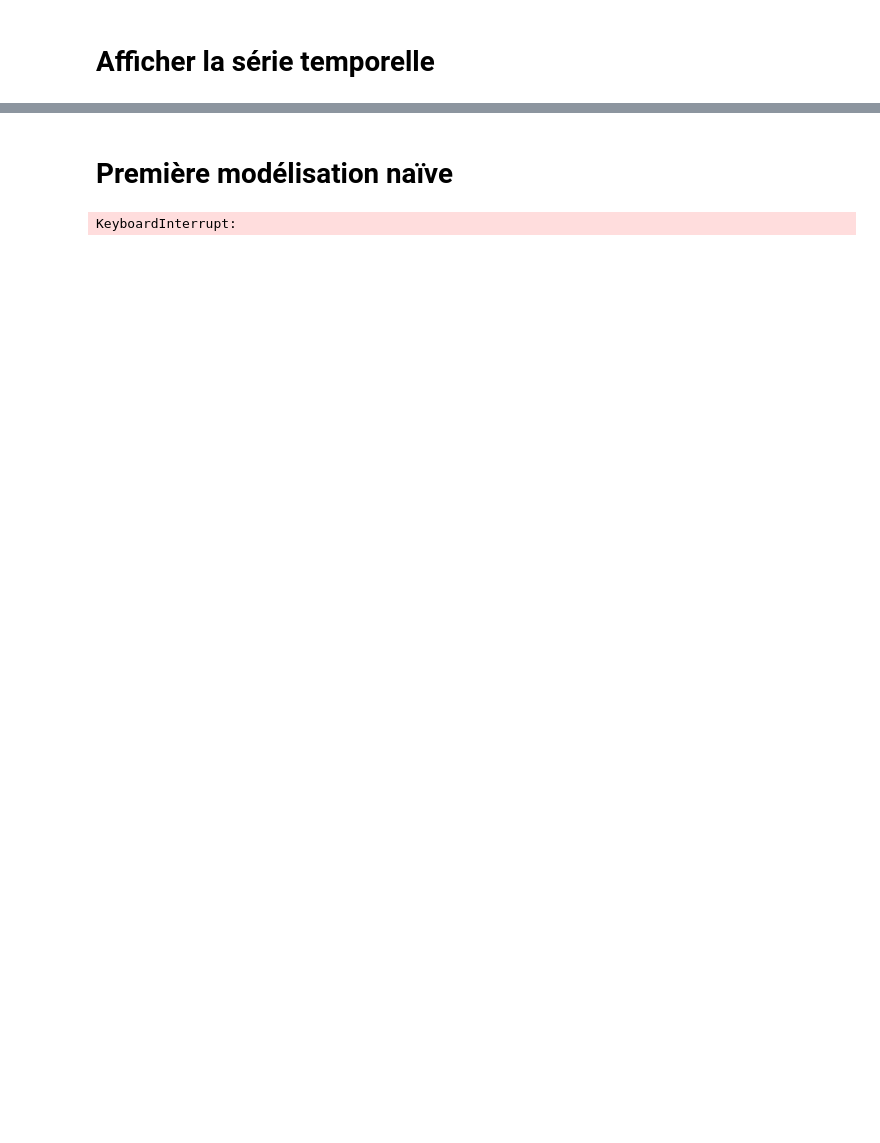
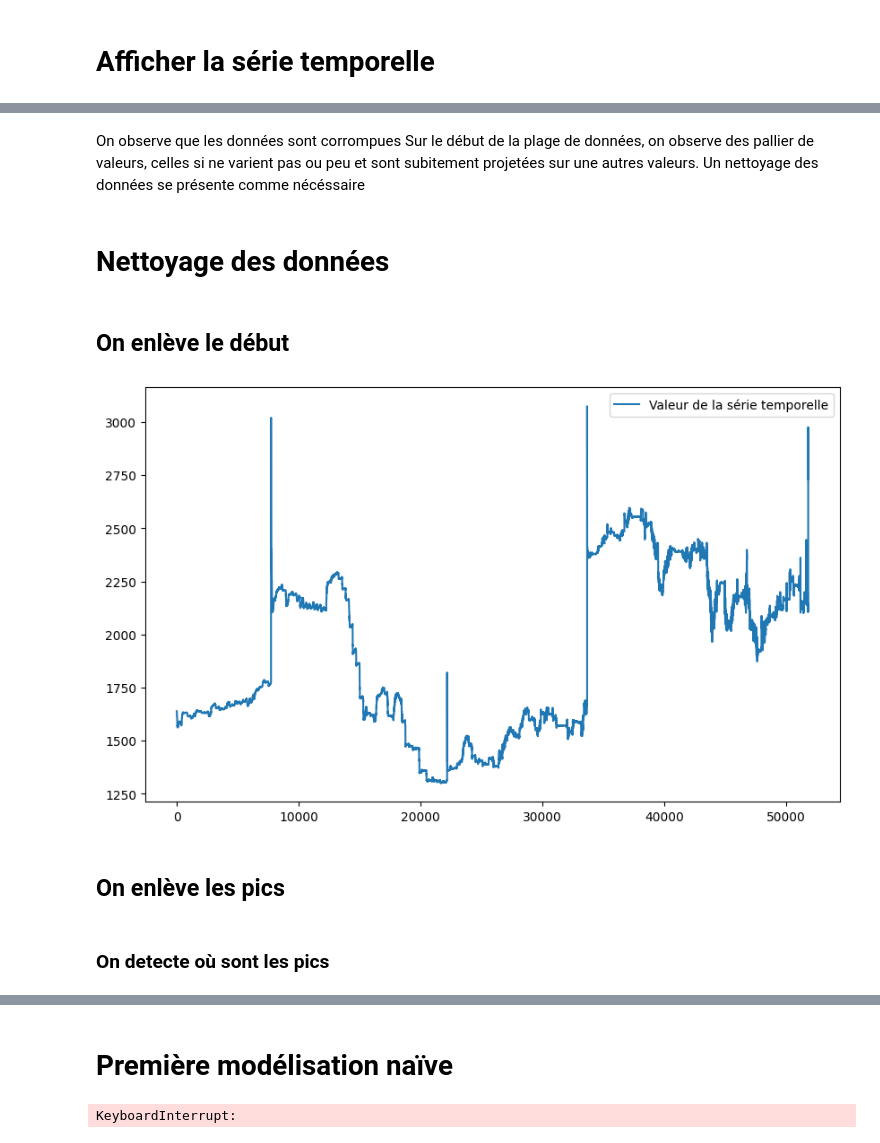
Before and after one commit to PiDchsn/Projet-RI, a Jupyter notebook: Analyse.ipynb, the cells around one changed output, grey strips where cells are left out. Saved outputs shown, nothing was run; the diff lists cells and outputs as text; code cells hidden in the pictures; blank space fills up the shorter version.

```diff
--- a/Analyse.ipynb
+++ b/Analyse.ipynb
@@ -37,0 +32,22 @@ plt.show()
+# %% [markdown]
+On observe que les données sont corrompues
+Sur le début de la plage de données, on observe des pallier de valeurs, celles si ne varient pas ou peu et sont subitement projetées sur une autres valeurs.
+Un nettoyage des données se présente comme nécéssaire
+# %% [markdown]
+# Nettoyage des données
+# %% [markdown]
+## On enlève le début
+# %%
+data_crop = data[16656:, 2]
+
+time_serie_crop = pd.Series(data_crop, dtype='float64')
+plt.figure(figsize=(10, 6))
+plt.plot(time_serie_crop, label='Valeur de la série temporelle')
+plt.legend()
+plt.show()
+# %% [output]
+[figure, added]
+# %% [markdown]
+## On enlève les pics
+# %% [markdown]
+### On detecte où sont les pics
```
Also changed, not shown: parts of 9 cells of this notebook.
